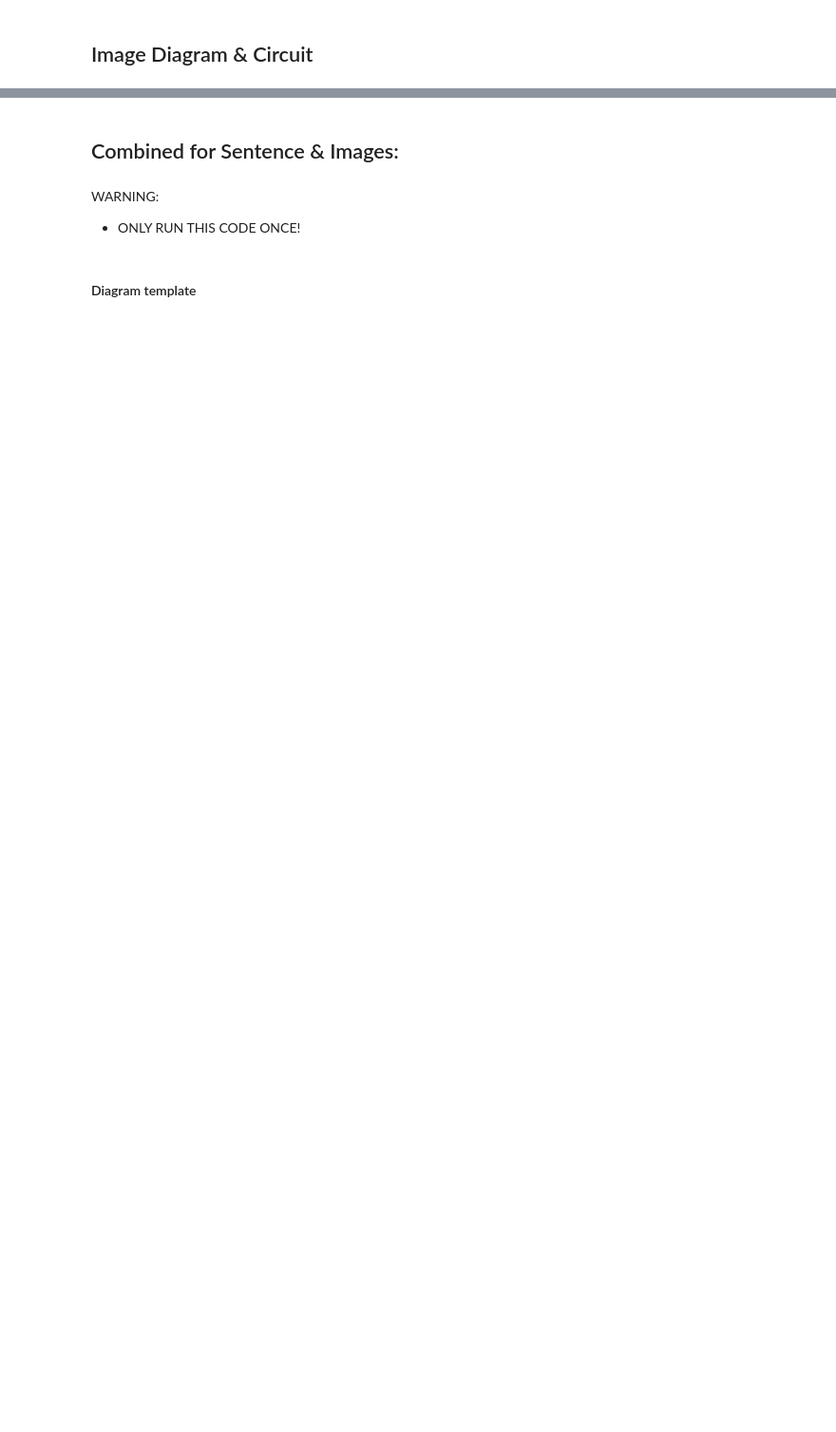
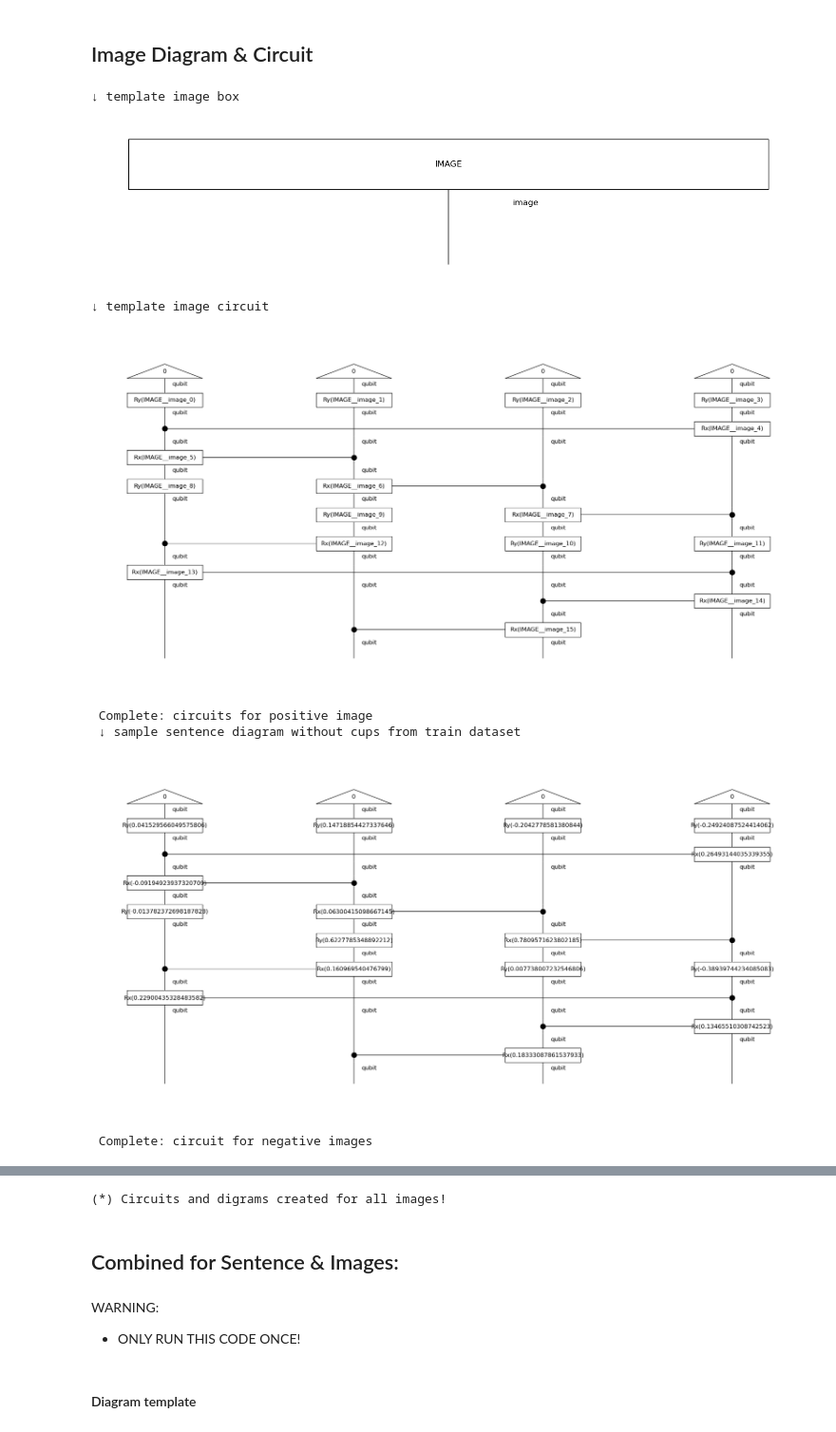
Before and after one commit to halaa901/QNLP-Thesis, a Jupyter notebook: circuit.ipynb, the cells around one changed output, grey strips where cells are left out. Shown at 95% size. Saved outputs shown, nothing was run; the diff lists cells and outputs as text; code cells hidden in the pictures; blank space fills up the shorter version.

```diff
--- a/circuit.ipynb
+++ b/circuit.ipynb
@@ -168,39 +204,49 @@ image_box.draw(figsize=(14, 3), fontsize=12)
 # Create a new image Ty
 image_type = Ty("image")
 image_box = Box(name = "IMAGE", dom = Ty(), cod= image_type)
-# image_box.draw(figsize=(14, 3), fontsize=12)
+print('↓ template image box')
+image_box.draw(figsize=(14, 3), fontsize=12)
 
 # Create template Ansatz
-ansatz = Sim14Ansatz({image_type: 4}, n_layers=1)
+ansatz = Sim14Ansatz({image_type: 4}, n_layers=3)
 image_circ = ansatz(image_box)
-# print('↓ template image circuit')
-# image_circ.draw(figsize=(20, 10), fontsize=12)
+print('↓ template image circuit')
+image_circ.draw(figsize=(20, 10), fontsize=12)
 
 # Add data into image circuit POSITIVE
 train_images_1 = train_df["image_1"]
 val_images_1 = val_df["image_1"]
 test_images_1 = test_df["image_1"]
 
 train_circuits_image1 = [image_circ.lambdify(*list(image_circ.free_symbols))(*feature_vec) for feature_vec in train_images_1]
 val_circuits_image1 = [image_circ.lambdify(*list(image_circ.free_symbols))(*feature_vec) for feature_vec in val_images_1]
 test_circuits_image1 = [image_circ.lambdify(*list(image_circ.free_symbols))(*feature_vec) for feature_vec in test_images_1]
 print(" Complete: circuits for positive image")
 #  --------
 print(' ↓ sample sentence diagram without cups from train dataset')
-train_circuits_image1[1].draw(figsize=(20, 10), fontsize=12)
+train_circuits_image1[sample_index].draw(figsize=(20, 10), fontsize=12)
 #  --------
 
 # Add data into image circuit NEGATIVE
 train_images_2 = train_df["image_2"]
 val_images_2 = val_df["image_2"]
 test_images_2 = test_df["image_2"]
 
 train_circuits_image2 = [image_circ.lambdify(*list(image_circ.free_symbols))(*feature_vec) for feature_vec in train_images_2]
 val_circuits_image2 = [image_circ.lambdify(*list(image_circ.free_symbols))(*feature_vec) for feature_vec in val_images_2]
 test_circuits_image2 = [image_circ.lambdify(*list(image_circ.free_symbols))(*feature_vec) for feature_vec in test_images_2]
 print(" Complete: circuit for negative images")
 #  --------
-train_circuits_image2[1].draw(figsize=(20, 10), fontsize=12)
+train_circuits_image2[sample_index].draw(figsize=(20, 10), fontsize=12)
 #  --------
 
 print("(*) Circuits and digrams created for all images!\n")
+# %% [output]
+↓ template image box
+[figure, added]
+↓ template image circuit
+[figure, added]
+ Complete: circuits for positive image
+ ↓ sample sentence diagram without cups from train dataset
+[figure, added]
+ Complete: circuit for negative images
@@ -207,3 +254,4 @@ print("(*) Circuits and digrams created for all images!\n")
+(*) Circuits and digrams created for all images!
 # %% [markdown]
 ## Combined for Sentence & Images:
 # %% [markdown]
```
Also changed, not shown: parts of 14 cells of this notebook.
